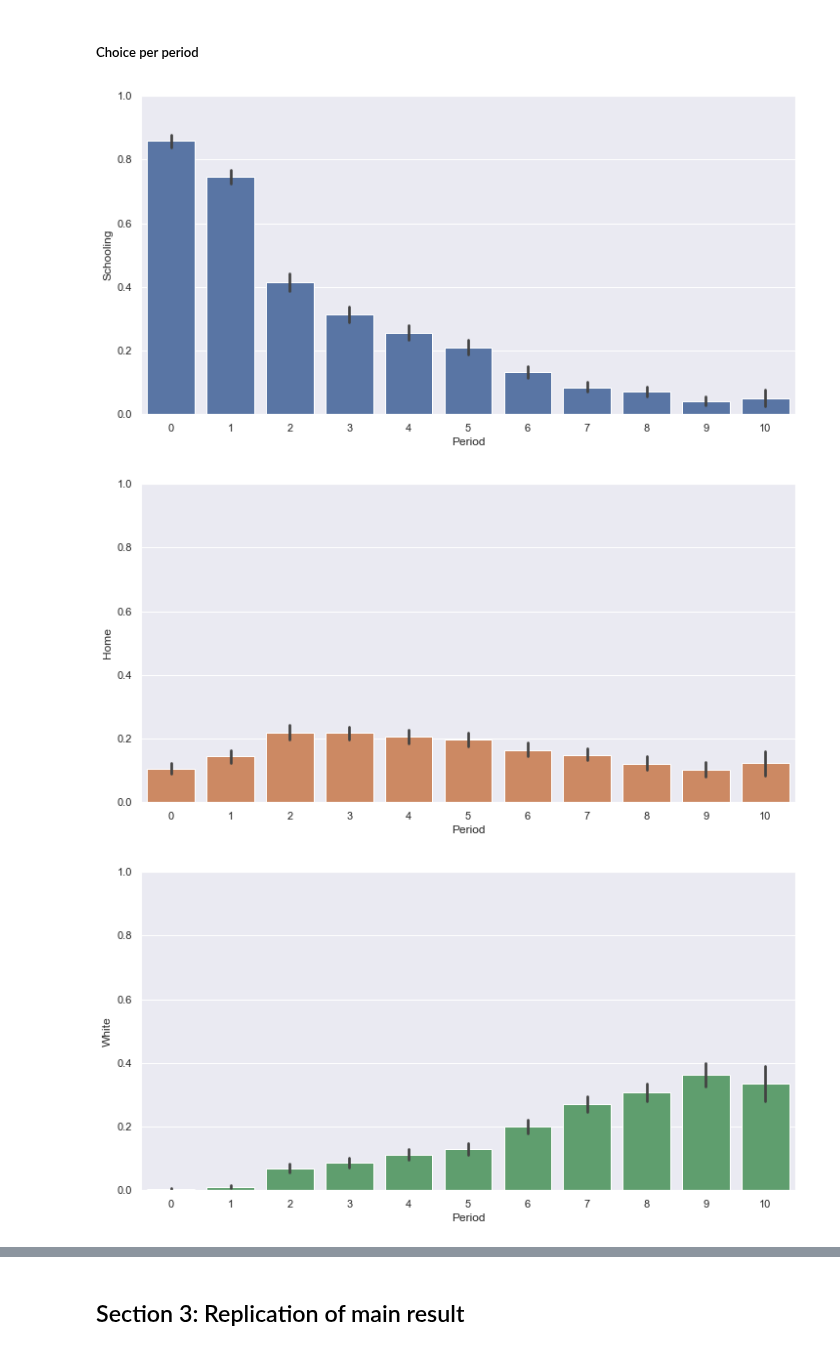
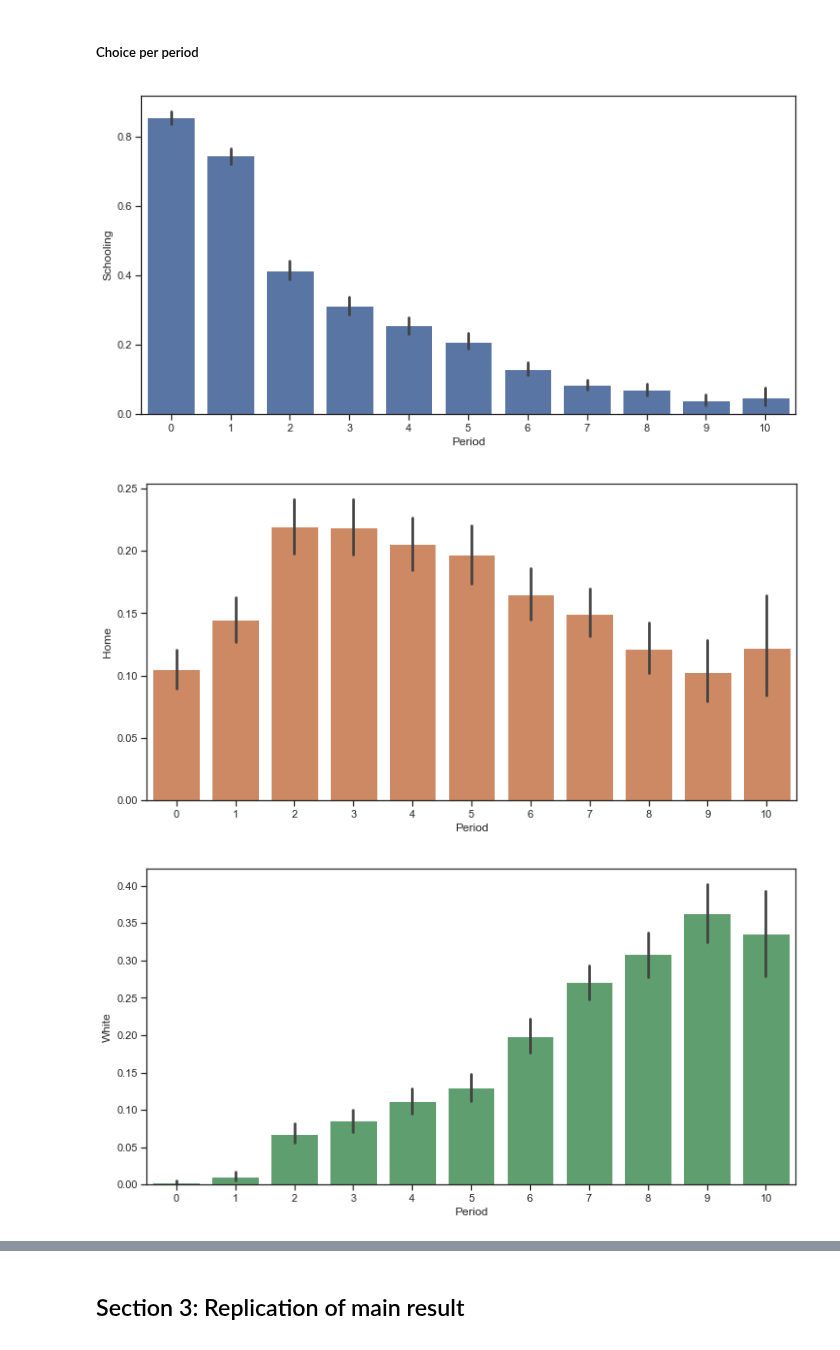
Before and after one commit to Yuleii/student-project-lindamaok899, a Jupyter notebook: student_project.ipynb, the cells around one changed output, grey strips where cells are left out. Drawn from its saved outputs; the diff is of its cells as text; code cells hidden in the pictures.

```diff
--- a/student_project.ipynb
+++ b/student_project.ipynb
@@ -56,7 +56,8 @@ from pathlib import Path
 from mpl_toolkits.mplot3d import Axes3D
 
 sns.set(style="darkgrid")
-sns.set(rc={'figure.figsize':(11.7,8.27)})
+sns.set(rc={'figure.figsize':(12, 6)})
+sns.set_style('ticks')
 
 # Ensure proper formatting of the wage variable
 pd.options.display.float_format = '{:,.2f}'.format
@@ -159,9 +157,6 @@ plt.show()
 
 The figure below shows that the returns to schooling are larger in white collar jobs. While its initial wage is lower, it does increase rapidly with schooling compared as compared to the blue collar proffessions.
 # %%
-sns.set_style('ticks')
-fig, ax = plt.subplots()
-fig.set_size_inches(10, 6)
 sns.lineplot(x="Schooling", y="Wage", hue="Choice", data=df)
 plt.legend(bbox_to_anchor=(1.05, 1), loc=2, borderaxespad=0.)
 plt.show()
@@ -174,9 +169,6 @@ This part shows graphically, different attributes of the choices to illustrate t
 # %% [markdown]
 ##### Number of individuals per choice
 # %%
-sns.set_style('ticks')
-fig, ax = plt.subplots()
-fig.set_size_inches(12, 6)
 sns.countplot(df['Choice'])
 plt.show()
 # %% [output]
@@ -223,9 +215,6 @@ Distribution of individuals across different alternatives as plot:
 stacked_data = table.stack().reset_index().rename(columns={0:'value'})
 
 #plot only age excluding the share of individuals per choice to visualise the withing age distribution
-sns.set_style('ticks')
-fig, ax = plt.subplots()
-fig.set_size_inches(12, 6)
 sns.barplot(x=stacked.Age.iloc[0:66], y=stacked_data.value, hue=stacked_data.Choice)
 plt.legend(bbox_to_anchor=(1.05, 1), loc=2, borderaxespad=0.)
 plt.show()
@@ -236,14 +225,13 @@ plt.show()
 # %%
 choice_names = ['Schooling', 'Home', 'White', 'Blue', 'Military']
 
 for i, name in enumerate(choice_names):
-    fig, ax = plt.subplots(figsize=(12, 6))
     df_unindexed[name] = (df_unindexed['Choice'] == name).astype(float)
     sns.barplot(y=name, x='Period', data=df_unindexed, color=sns.color_palette()[i])
     ax.set_ylim(0, 1)
     plt.show()
     plt.close()
 # %% [output]
-[figure, old version]
+[figure, new version]
-[figure, old version]
+[figure, new version]
-[figure, old version]
+[figure, new version]
```
Also changed, not shown: parts of 7 cells of this notebook.
